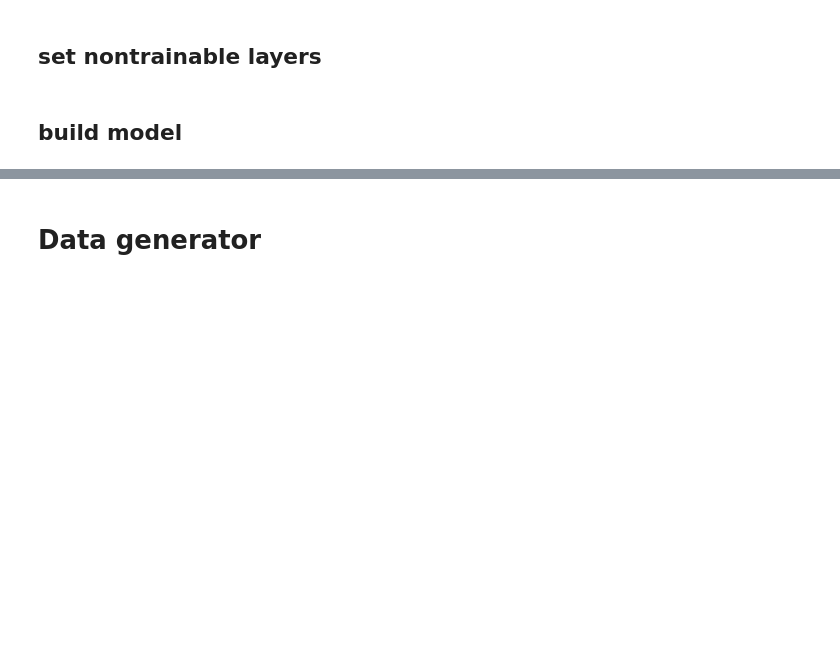
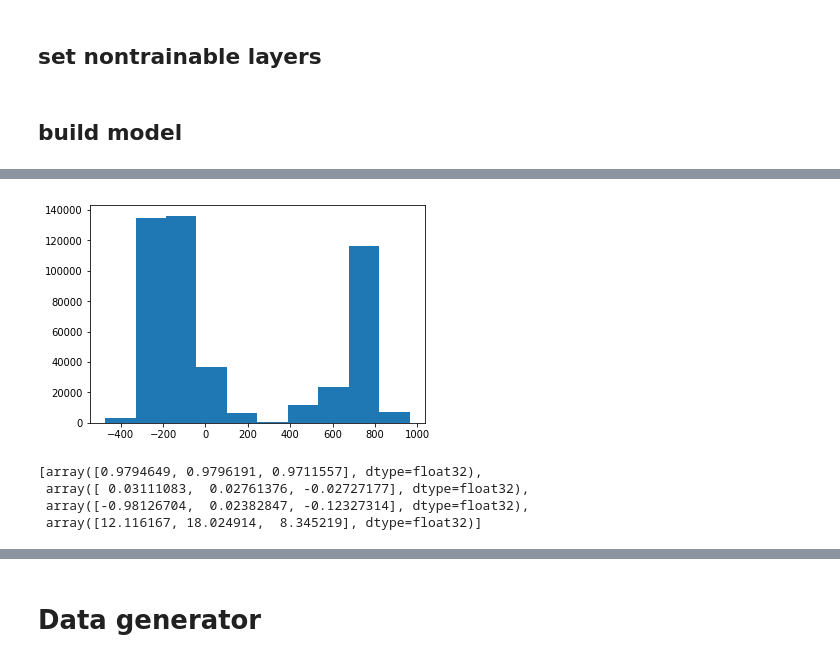
Before and after one commit to dmitrysarov/resnet50_autoencoder, a Jupyter notebook: make_autoencoder.ipynb, the cells around one changed output, grey strips where cells are left out. Saved outputs shown, nothing was run; the diff lists cells and outputs as text; code cells hidden in the pictures; blank space fills up the shorter version.

```diff
--- a/make_autoencoder.ipynb
+++ b/make_autoencoder.ipynb
@@ -278,3 +316,15 @@ Clipping input data to the valid range for imshow with RGB data ([0..1] for floa
+# %%
+plt.hist(pred.flatten())
+plt.show()
+# %% [output]
+[figure, added]
+# %%
+model.get_layer('upsample_bn_conv1').get_weights()
+# %% [output]
+[array([0.9794649, 0.9796191, 0.9711557], dtype=float32),
+ array([ 0.03111083,  0.02761376, -0.02727177], dtype=float32),
+ array([-0.98126704,  0.02382847, -0.12327314], dtype=float32),
+ array([12.116167, 18.024914,  8.345219], dtype=float32)]
 # %%
 # input_image = np.random.randn(260,260,3)
 # init_op = tf.global_variables_initializer()
```
Also changed, not shown: parts of 28 cells of this notebook, 4 other files.
